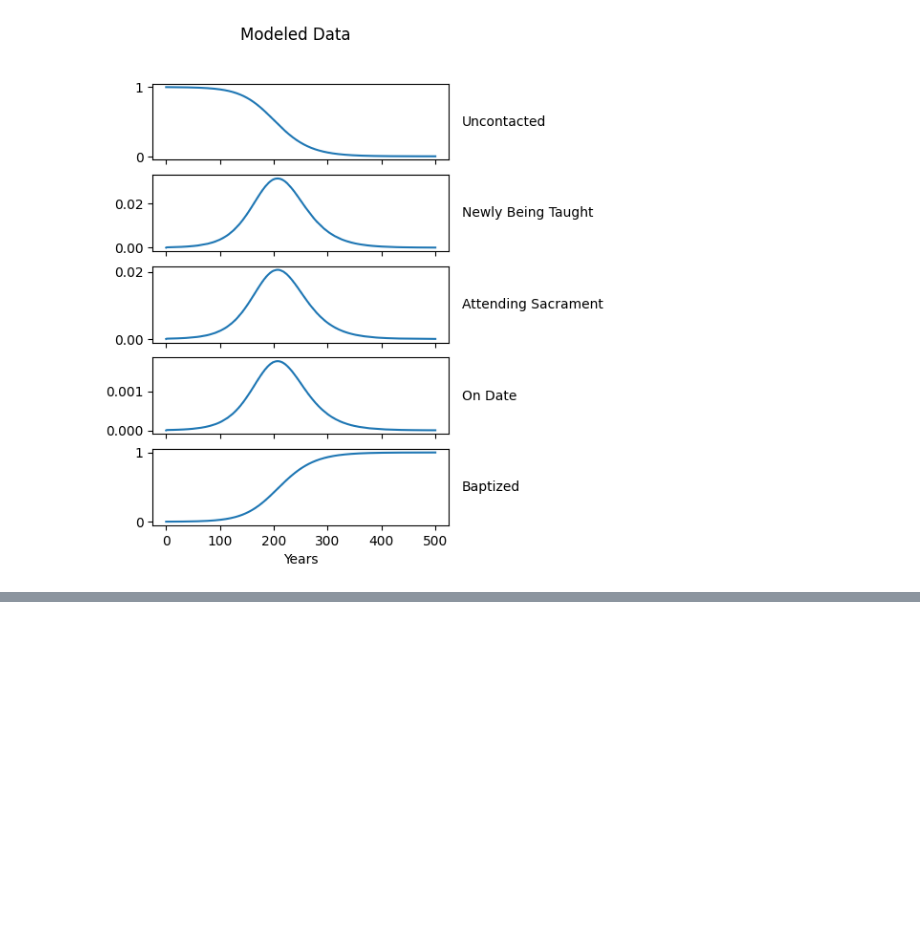
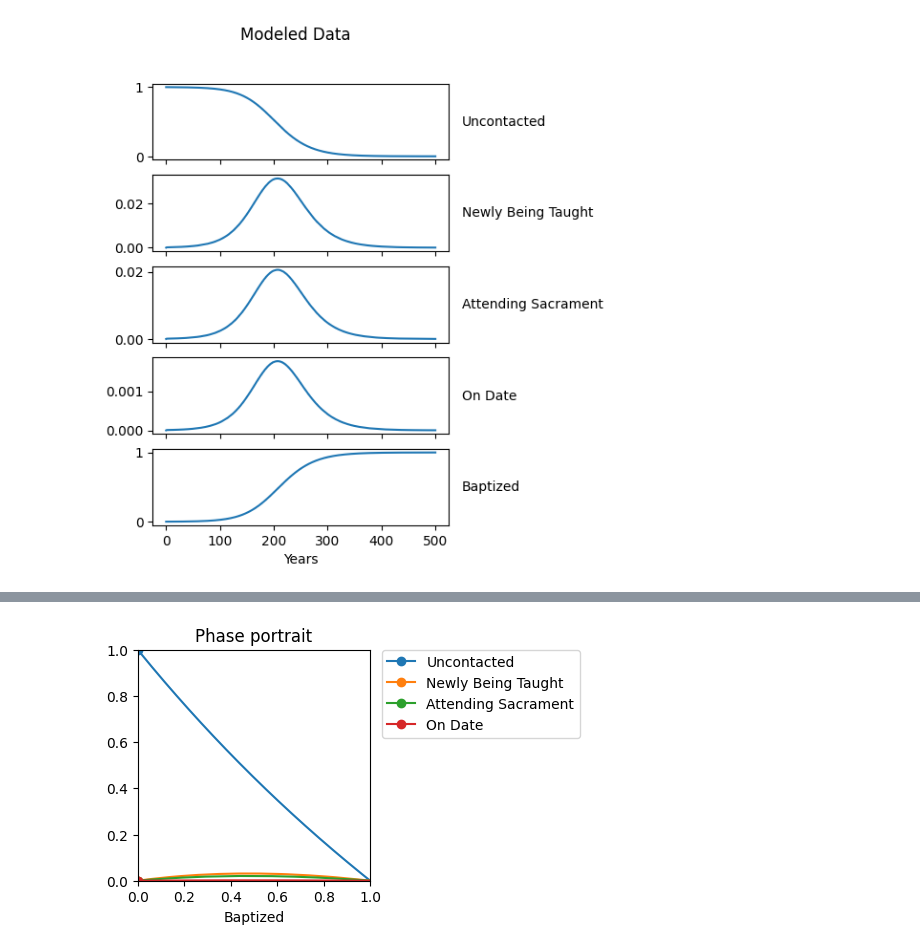
Before and after one commit to mward19/key-indicators-model, a Jupyter notebook: model.ipynb, the cells around one changed output, grey strips where cells are left out. Cells and saved outputs as stored; diff of their text form; code cells hidden in the pictures; blank space fills up the shorter version.

```diff
--- a/model.ipynb
+++ b/model.ipynb
@@ -152,0 +171,17 @@ plot_solution(t_range, p_sol)
+# %%
+plt.figure(figsize=(3, 3))
+# Change this to change which axis is on the bottom
+x_index = 4
+
+for i, ax in enumerate(axes):
+    if i >= x_index:
+        i += 1
+    plt.plot(p_sol[x_index], p_sol[i], 'o-', markevery=-1, label=labels[i]) # Mark the last point
+plt.xlabel(labels[x_index])
+plt.title('Phase portrait')
+plt.xlim((0, 1))
+plt.ylim((0, 1))
+plt.legend(loc='upper left', bbox_to_anchor=(1.05, 1), borderaxespad=0.)
+plt.show()
+# %% [output]
+[figure, added]
```
Also changed, not shown: parts of 3 cells of this notebook.
